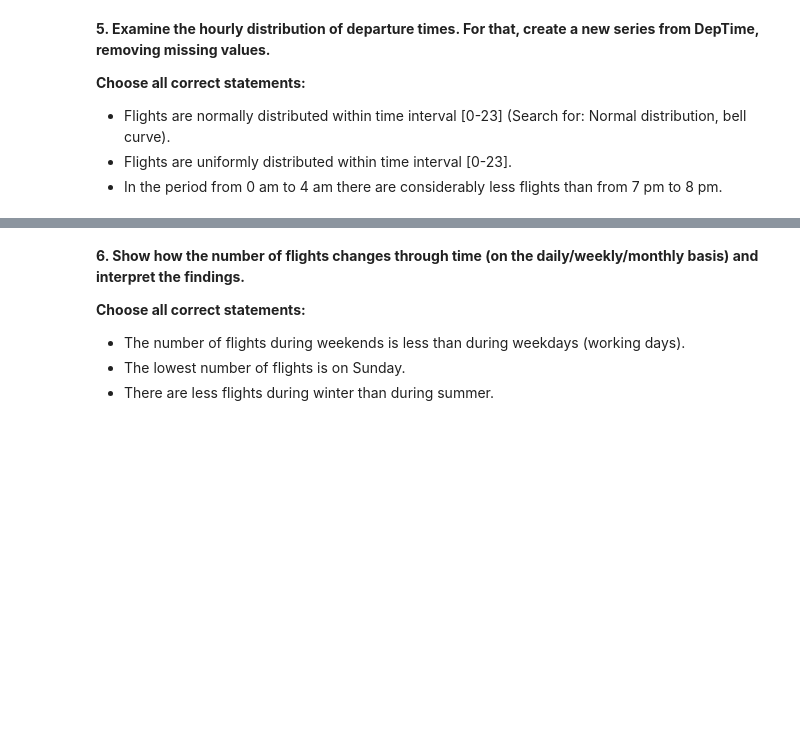
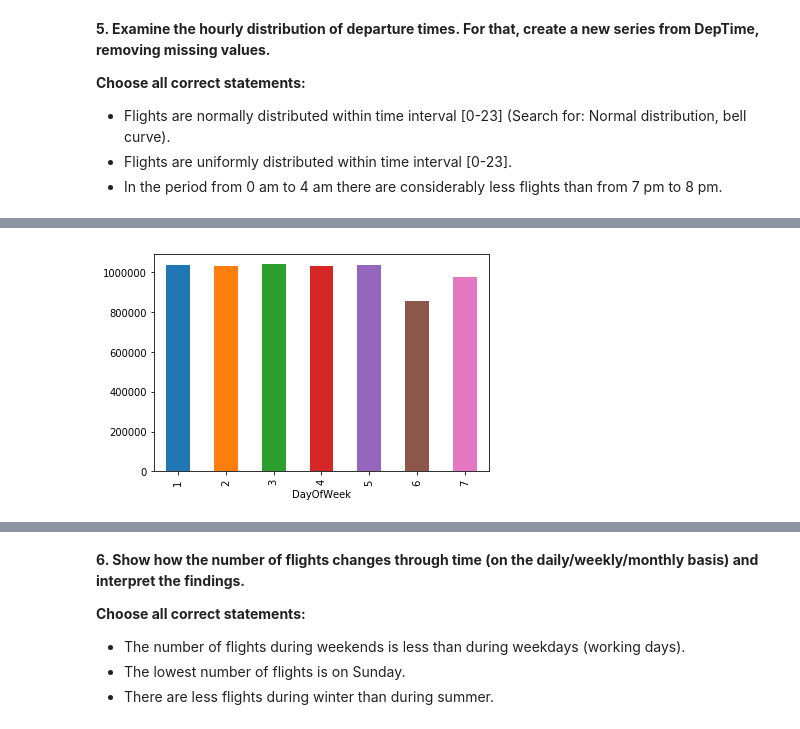
Before and after one commit to nikitin239/mlcourse.ai, a Jupyter notebook: jupyter_english/assignments_fall2018/assignment2_USA_flights.ipynb, the cells around one changed output, grey strips where cells are left out. Cells and saved outputs as stored; diff of their text form; code cells hidden in the pictures; blank space fills up the shorter version.

```diff
--- a/jupyter_english/assignments_fall2018/assignment2_USA_flights.ipynb
+++ b/jupyter_english/assignments_fall2018/assignment2_USA_flights.ipynb
@@ -278,0 +437,4 @@ num_flights_by_date.rolling(window=7).mean().plot();
+# %%
+flights_df.groupby(['DayOfWeek']).size().plot(kind='bar');
+# %% [output]
+[figure, added]
```
Also changed, not shown: parts of 51 cells of this notebook.
